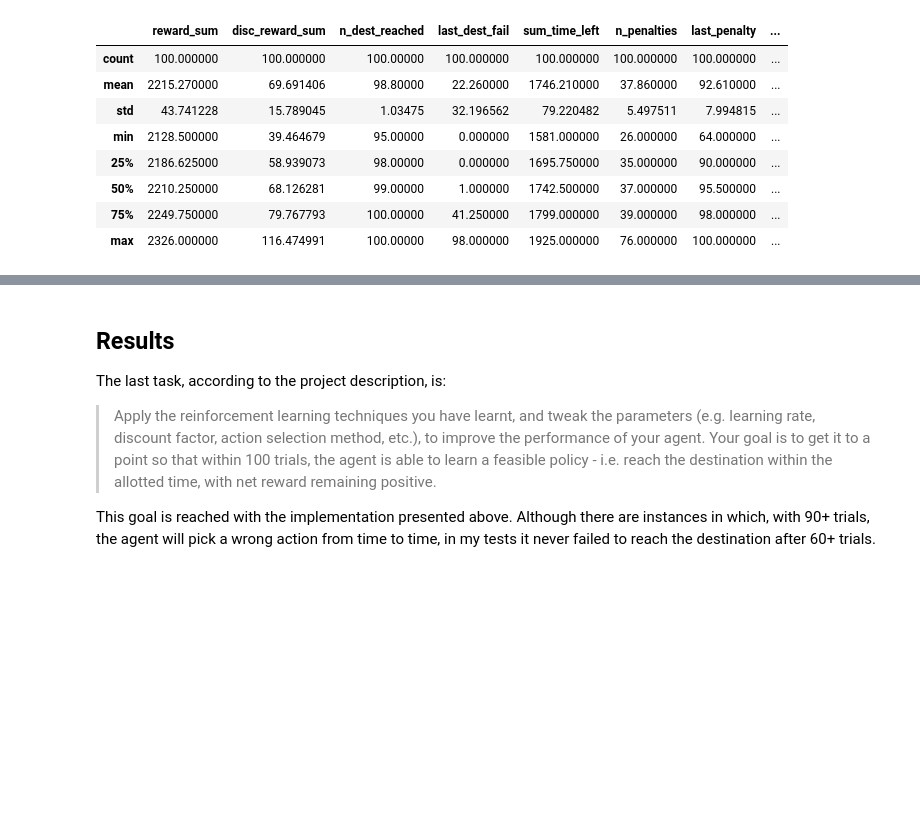
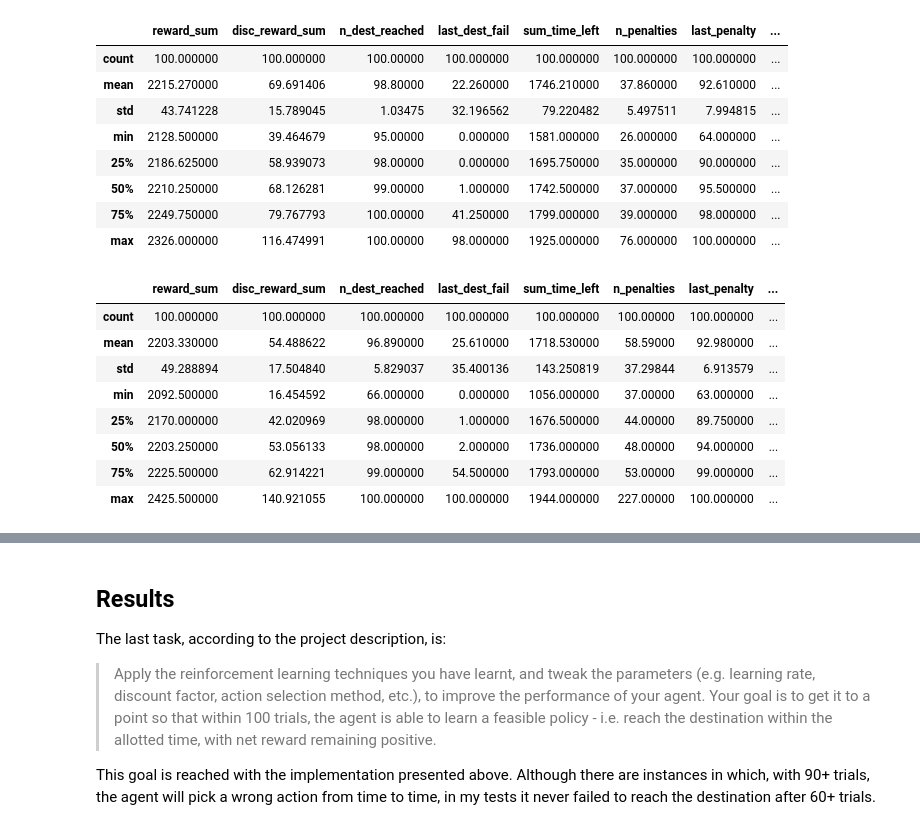
Before and after one commit to lmurtinho/mlend_ps4_smartcab, a Jupyter notebook: project_report.ipynb, the cells around one changed output, grey strips where cells are left out. Saved outputs shown, nothing was run; the diff lists cells and outputs as text; code cells hidden in the pictures; blank space fills up the shorter version.

```diff
--- a/project_report.ipynb
+++ b/project_report.ipynb
@@ -399,6 +399,19 @@ df_optim_explo_agent.describe()
 | 50% | 2210.250000 | 68.126281 | 99.00000 | 1.000000 | 1742.500000 | 37.000000 | 95.500000 | ... |
 | 75% | 2249.750000 | 79.767793 | 100.00000 | 41.250000 | 1799.000000 | 39.000000 | 98.000000 | ... |
 | max | 2326.000000 | 116.474991 | 100.00000 | 98.000000 | 1925.000000 | 76.000000 | 100.000000 | ... |
+# %%
+df_random = pd.DataFrame.from_csv('random_agent_results.csv')
+df_random.describe()
+# %% [output]
+|  | reward_sum | disc_reward_sum | n_dest_reached | last_dest_fail | sum_time_left | n_penalties | last_penalty | ... |
+| count | 100.000000 | 100.000000 | 100.000000 | 100.000000 | 100.000000 | 100.00000 | 100.000000 | ... |
+| mean | 2203.330000 | 54.488622 | 96.890000 | 25.610000 | 1718.530000 | 58.59000 | 92.980000 | ... |
+| std | 49.288894 | 17.504840 | 5.829037 | 35.400136 | 143.250819 | 37.29844 | 6.913579 | ... |
+| min | 2092.500000 | 16.454592 | 66.000000 | 0.000000 | 1056.000000 | 37.00000 | 63.000000 | ... |
+| 25% | 2170.000000 | 42.020969 | 98.000000 | 1.000000 | 1676.500000 | 44.00000 | 89.750000 | ... |
+| 50% | 2203.250000 | 53.056133 | 98.000000 | 2.000000 | 1736.000000 | 48.00000 | 94.000000 | ... |
+| 75% | 2225.500000 | 62.914221 | 99.000000 | 54.500000 | 1793.000000 | 53.00000 | 99.000000 | ... |
+| max | 2425.500000 | 140.921055 | 100.000000 | 100.000000 | 1944.000000 | 227.00000 | 100.000000 | ... |
 # %%
 from matplotlib import pyplot as plt
 import seaborn as sns
```
Also changed, not shown: parts of 1 cell of this notebook, 4 other files.
